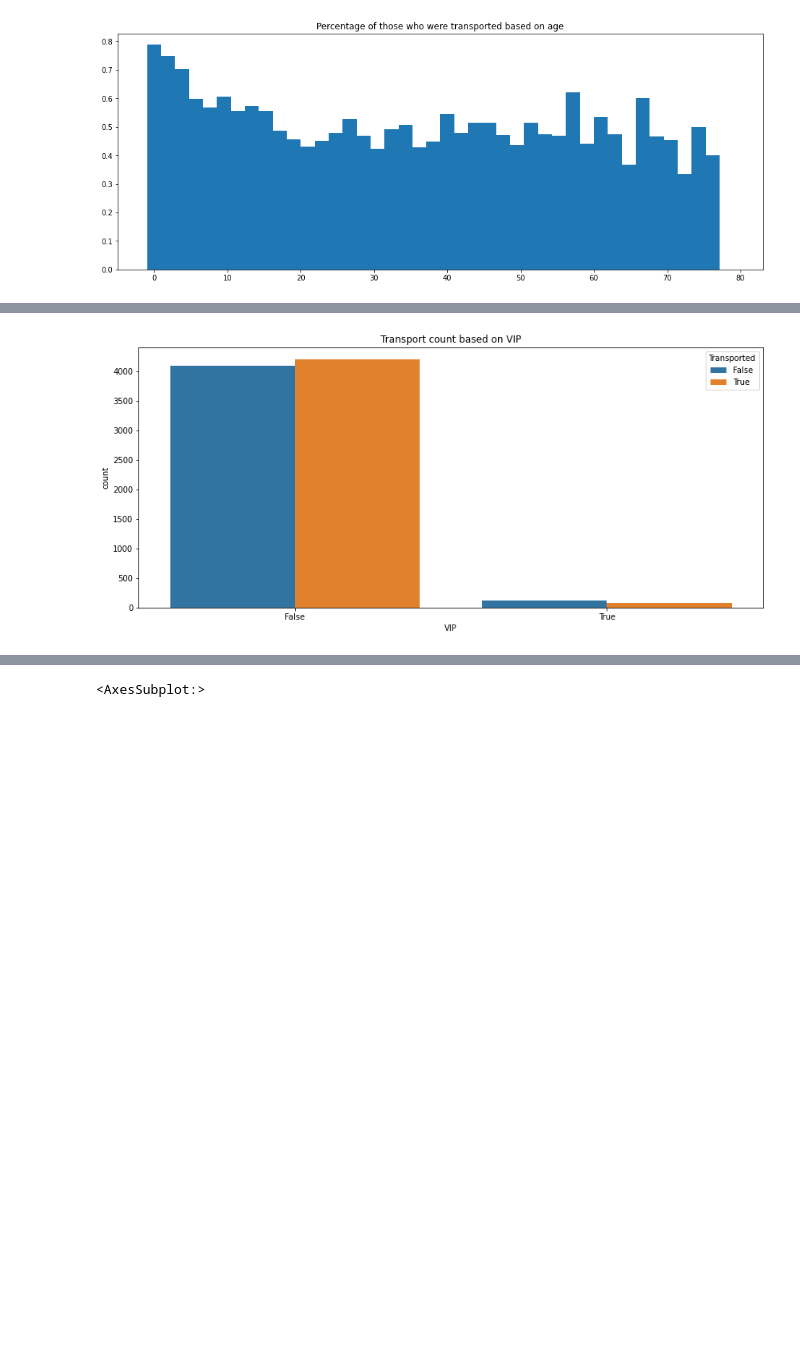
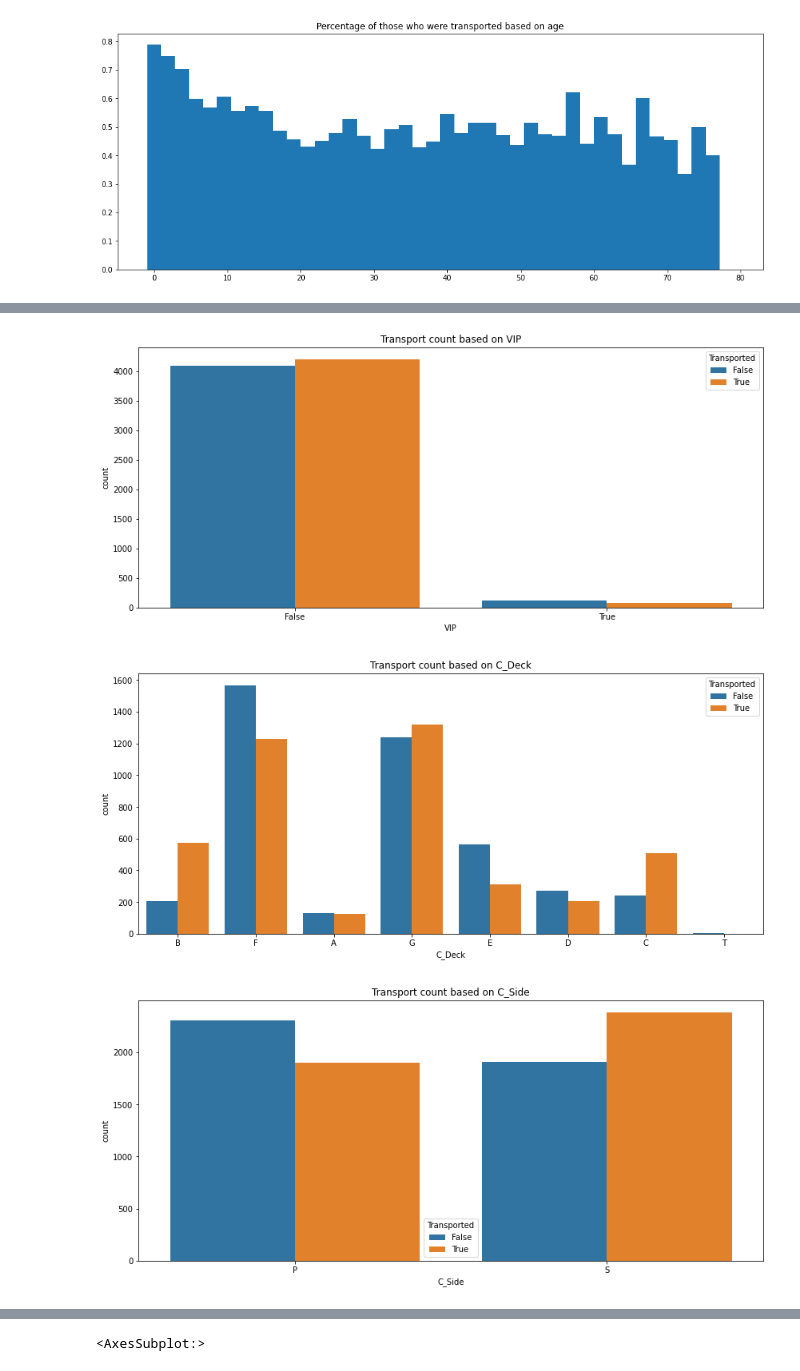
Before and after one commit to BlexxeCode/DataProjects, a Jupyter notebook: spaceship-titanic.ipynb, the cells around one changed output, grey strips where cells are left out. Saved outputs shown, nothing was run; the diff lists cells and outputs as text; code cells hidden in the pictures; blank space fills up the shorter version.

```diff
--- a/spaceship-titanic.ipynb
+++ b/spaceship-titanic.ipynb
@@ -234,16 +229,18 @@ plt.title("Percentage of those who were transported based on age")
 Text(0.5, 1.0, 'Percentage of those who were transported based on age')
 [figure]
 # %%
-columns = ["HomePlanet","CryoSleep", "Destination", "VIP"]
+columns = ["HomePlanet","CryoSleep", "Destination", "VIP", "C_Deck", "C_Side"]
 for column in columns:
     plt.figure(figsize=(14,6))
     sns.countplot(x=column, hue='Transported', data=train_data)
     plt.title(f'Transport count based on {column}')
 # %% [output]
 [figure]
 [figure]
 [figure]
 [figure]
+[figure, added]
+[figure, added]
 # %%
 def get_percentage(x,y='Transported'):
     train1 = train_data.groupby(x)[y].value_counts(normalize=True)
```
Also changed, not shown: parts of 19 cells of this notebook.
